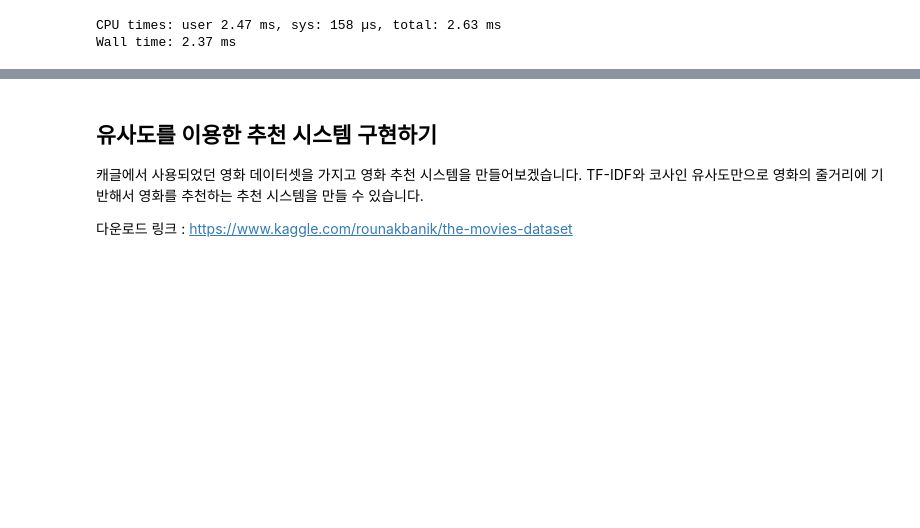
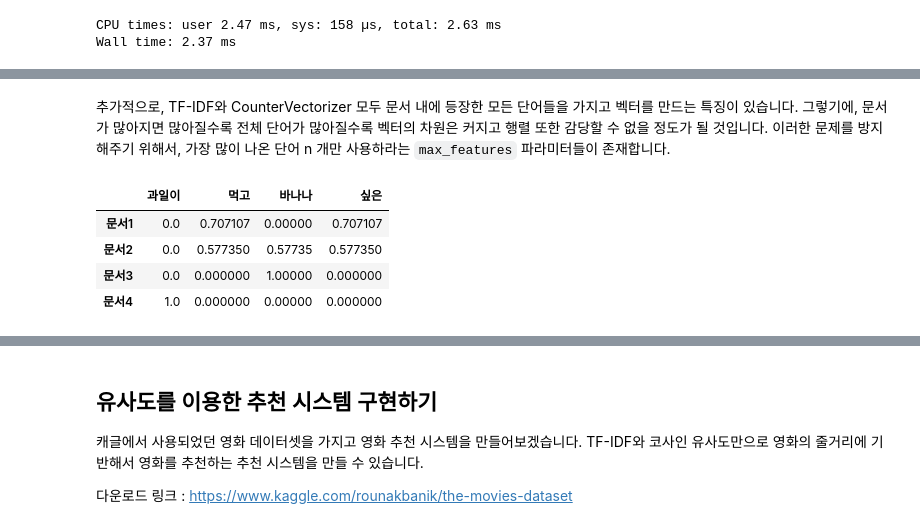
Before and after one commit to qkrwjdduf159/SD_academy, a Jupyter notebook: 머신러닝/추천시스템(Recommended System)/추천시스템.ipynb, the cells around one changed output, grey strips where cells are left out. Drawn from its saved outputs; the diff is of its cells as text; code cells hidden in the pictures; blank space fills up the shorter version.

```diff
--- a/머신러닝/추천시스템(Recommended System)/추천시스템.ipynb
+++ b/머신러닝/추천시스템(Recommended System)/추천시스템.ipynb
@@ -241,0 +474,17 @@ Wall time: 2.37 ms
+# %% [markdown]
+
+추가적으로, TF-IDF와 CounterVectorizer 모두 문서 내에 등장한 모든 단어들을 가지고 벡터를 만드는 특징이 있습니다. 그렇기에, 문서가 많아지면 많아질수록 전체 단어가 많아질수록 벡터의 차원은 커지고 행렬 또한 감당할 수 없을 정도가 될 것입니다. 이러한 문제를 방지해주기 위해서, 가장 많이 나온 단어 n 개만 사용하라는 `max_features` 파라미터들이 존재합니다.
+# %%
+from sklearn.feature_extraction.text import TfidfVectorizer
+vect = TfidfVectorizer(max_features=4)
+tfvect = vect.fit(docs)
+
+tfidv_df = pd.DataFrame(tfvect.transform(docs).toarray(), columns = sorted(vect.vocabulary_))
+tfidv_df.index = ['문서1', '문서2', '문서3', '문서4']
+tfidv_df
+# %% [output]
+|  | 과일이 | 먹고 | 바나나 | 싶은 |
+| 문서1 | 0.0 | 0.707107 | 0.00000 | 0.707107 |
+| 문서2 | 0.0 | 0.577350 | 0.57735 | 0.577350 |
+| 문서3 | 0.0 | 0.000000 | 1.00000 | 0.000000 |
+| 문서4 | 1.0 | 0.000000 | 0.00000 | 0.000000 |
```
Also changed, not shown: parts of 27 cells of this notebook.
